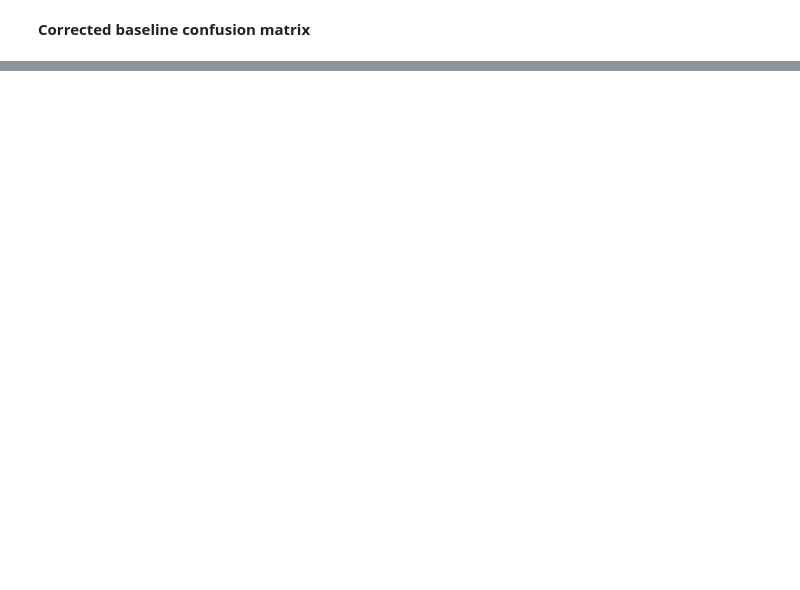
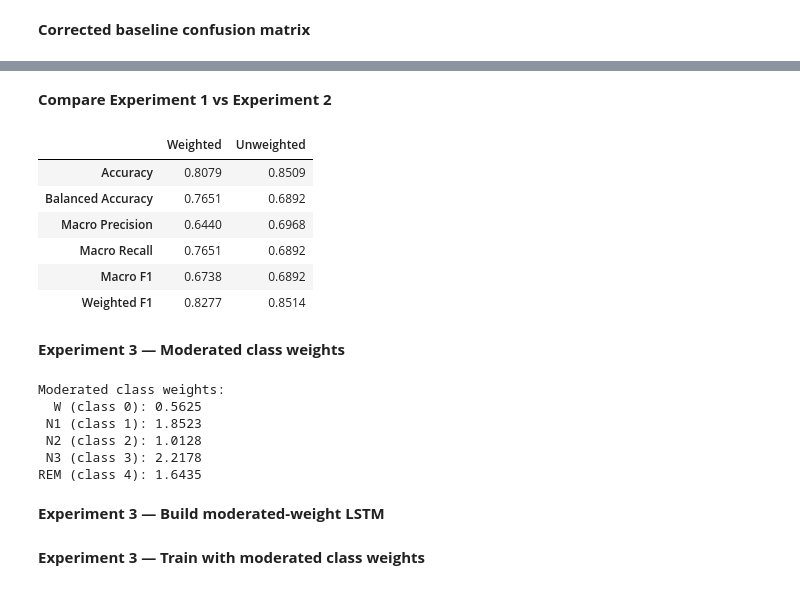
Before and after one commit to ThePral/Sleep-Stage-Prediction, a Jupyter notebook: notebooks/03_sequence_analysis.ipynb, the cells around one changed output, grey strips where cells are left out. Drawn from its saved outputs; the diff is of its cells as text; code cells hidden in the pictures; blank space fills up the shorter version.

```diff
--- a/notebooks/03_sequence_analysis.ipynb
+++ b/notebooks/03_sequence_analysis.ipynb
@@ -958,0 +1098,8 @@ Confusion matrix:
+# %%
+unweighted_history = unweighted_model.fit(
+    train_dataset,
+    validation_data=val_dataset,
+    epochs=30,
+    callbacks=unweighted_callbacks,
+    verbose=1,
+)
@@ -958,0 +1369,69 @@ Confusion matrix:
+# %% [markdown]
+**Compare Experiment 1 vs Experiment 2**
+# %%
+comparison = pd.DataFrame(
+    {
+        "Weighted": [
+            accuracy,
+            balanced_accuracy,
+            macro_precision,
+            macro_recall,
+            macro_f1,
+            weighted_f1,
+        ],
+        "Unweighted": [
+            unweighted_accuracy,
+            unweighted_balanced_accuracy,
+            unweighted_macro_precision,
+            unweighted_macro_recall,
+            unweighted_macro_f1,
+            unweighted_weighted_f1,
+        ],
+    },
+    index=[
+        "Accuracy",
+        "Balanced Accuracy",
+        "Macro Precision",
+        "Macro Recall",
+        "Macro F1",
+        "Weighted F1",
+    ],
+)
+
+display(
+    comparison.round(4)
+)
+# %% [output]
+|  | Weighted | Unweighted |
+| Accuracy | 0.8079 | 0.8509 |
+| Balanced Accuracy | 0.7651 | 0.6892 |
+| Macro Precision | 0.6440 | 0.6968 |
+| Macro Recall | 0.7651 | 0.6892 |
+| Macro F1 | 0.6738 | 0.6892 |
+| Weighted F1 | 0.8277 | 0.8514 |
+# %% [markdown]
+**Experiment 3 — Moderated class weights**
+# %%
+moderated_class_weights = {
+    class_index: float(np.sqrt(weight))
+    for class_index, weight
+    in class_weights.items()
+}
+
+print("Moderated class weights:")
+
+for class_index, weight in moderated_class_weights.items():
+    print(
+        f"{CLASS_LABELS[class_index]:>3} "
+        f"(class {class_index}): "
+        f"{weight:.4f}"
+    )
+# %% [output]
+Moderated class weights:
+  W (class 0): 0.5625
+ N1 (class 1): 1.8523
+ N2 (class 2): 1.0128
+ N3 (class 3): 2.2178
+REM (class 4): 1.6435
+# %% [markdown]
+**Experiment 3 — Build moderated-weight LSTM**
@@ -958,0 +1451,2 @@ Confusion matrix:
+# %% [markdown]
+**Experiment 3 — Train with moderated class weights**
```
Also changed, not shown: parts of 59 cells of this notebook, 6 other files.
